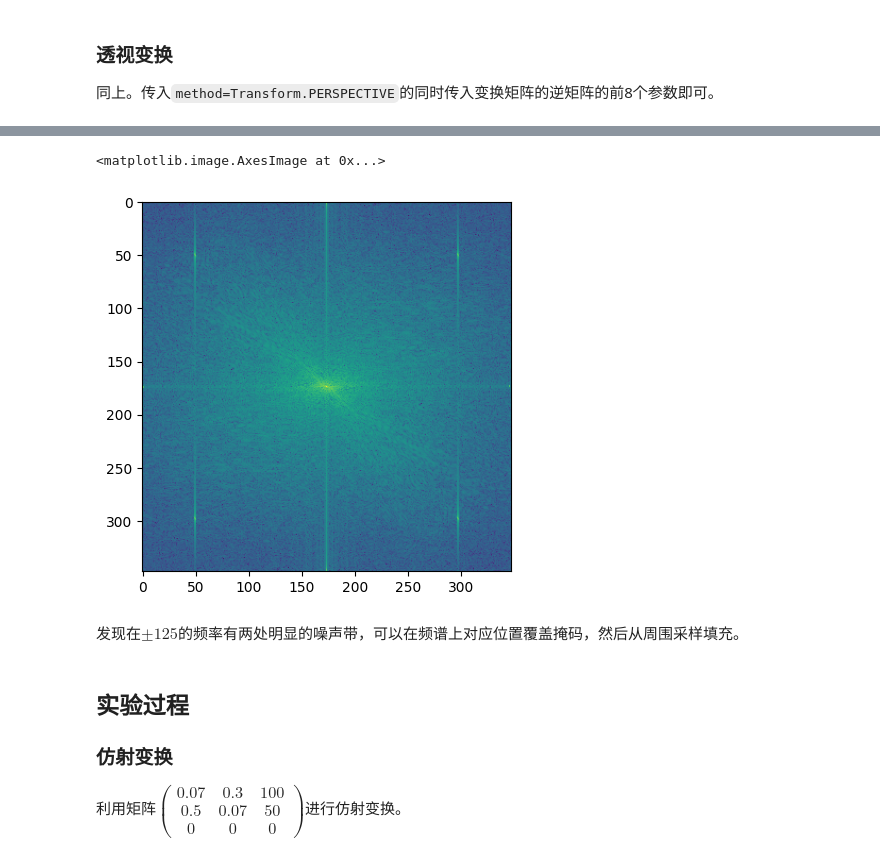
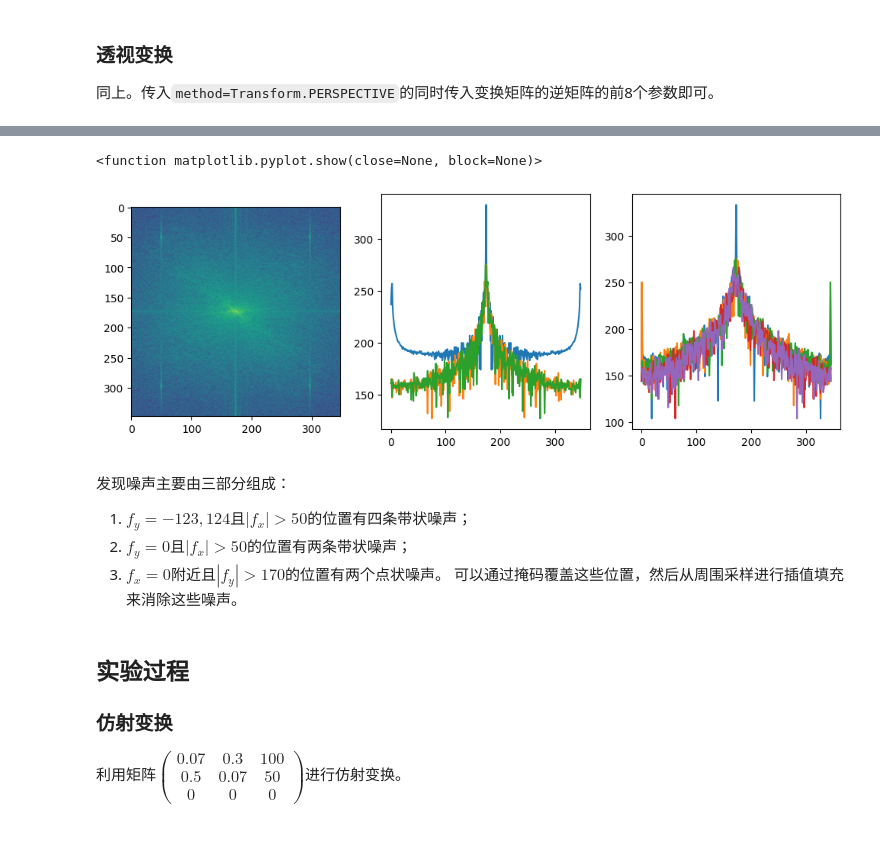
Before and after one commit to SunnyYYLin/cv-theory, a Jupyter notebook: 03_Denoising/trans_denoising.ipynb, the cells around one changed output, grey strips where cells are left out. Saved outputs shown, nothing was run; the diff lists cells and outputs as text; code cells hidden in the pictures.

```diff
--- a/03_Denoising/trans_denoising.ipynb
+++ b/03_Denoising/trans_denoising.ipynb
@@ -84,16 +84,32 @@ def perspective_trans(pic: Image.Image, H: np.ndarray) -> Image.Image:
-# %%
-img = np.array(Image.open('lena.png').convert('L'))
-f_img = np.fft.fft2(img)
-f_shift = np.fft.fftshift(f_img)
-f_shift = 20*np.log(np.abs(f_shift) + 1)
-f_shift = f_shift.astype(np.uint16)
-f_shift = Image.fromarray(f_shift)
-plt.imshow(f_shift)
-# %% [output]
-<matplotlib.image.AxesImage at 0x...>
-[figure, removed]
-# %% [markdown]
-发现在$\pm125$的频率有两处明显的噪声带，可以在频谱上对应位置覆盖掩码，然后从周围采样填充。
+# %%
+img = np.array(Image.open('lena.png').convert('L'))
+freq = np.fft.fft2(img)
+freq = np.fft.fftshift(freq)
+freq = 20*np.log(np.abs(freq) + 1)
+freq = freq.astype(np.uint16)
+fig, ax = plt.subplots(1, 3, figsize=(12, 4))
+# f_y = 0
+ax[1].plot(freq[:, freq.shape[1]//2])
+ax[1].plot(freq[:, freq.shape[1]//2+1])
+ax[1].plot(freq[:, freq.shape[1]//2-1])
+# f_x = 0
+ax[2].plot(freq[freq.shape[0]//2, :])
+ax[2].plot(freq[freq.shape[0]//2+1, :])
+ax[2].plot(freq[freq.shape[0]//2-1, :])
+ax[2].plot(freq[freq.shape[0]//2+2, :])
+ax[2].plot(freq[freq.shape[0]//2-2, :])
+freq = Image.fromarray(freq)
+ax[0].imshow(freq)
+plt.show
+# %% [output]
+<function matplotlib.pyplot.show(close=None, block=None)>
+[figure, added]
+# %% [markdown]
+发现噪声主要由三部分组成：
+1. $f_y=-123, 124$且$|f_x|>50$的位置有四条带状噪声；
+2. $f_y=0$且$|f_x|>50$的位置有两条带状噪声；
+3. $f_x=0$附近且$|f_y|>170$的位置有两个点状噪声。
+可以通过掩码覆盖这些位置，然后从周围采样进行插值填充来消除这些噪声。
 # %% [markdown]
 ## 实验过程
 
```
Also changed, not shown: parts of 8 cells of this notebook, 2 other files.
